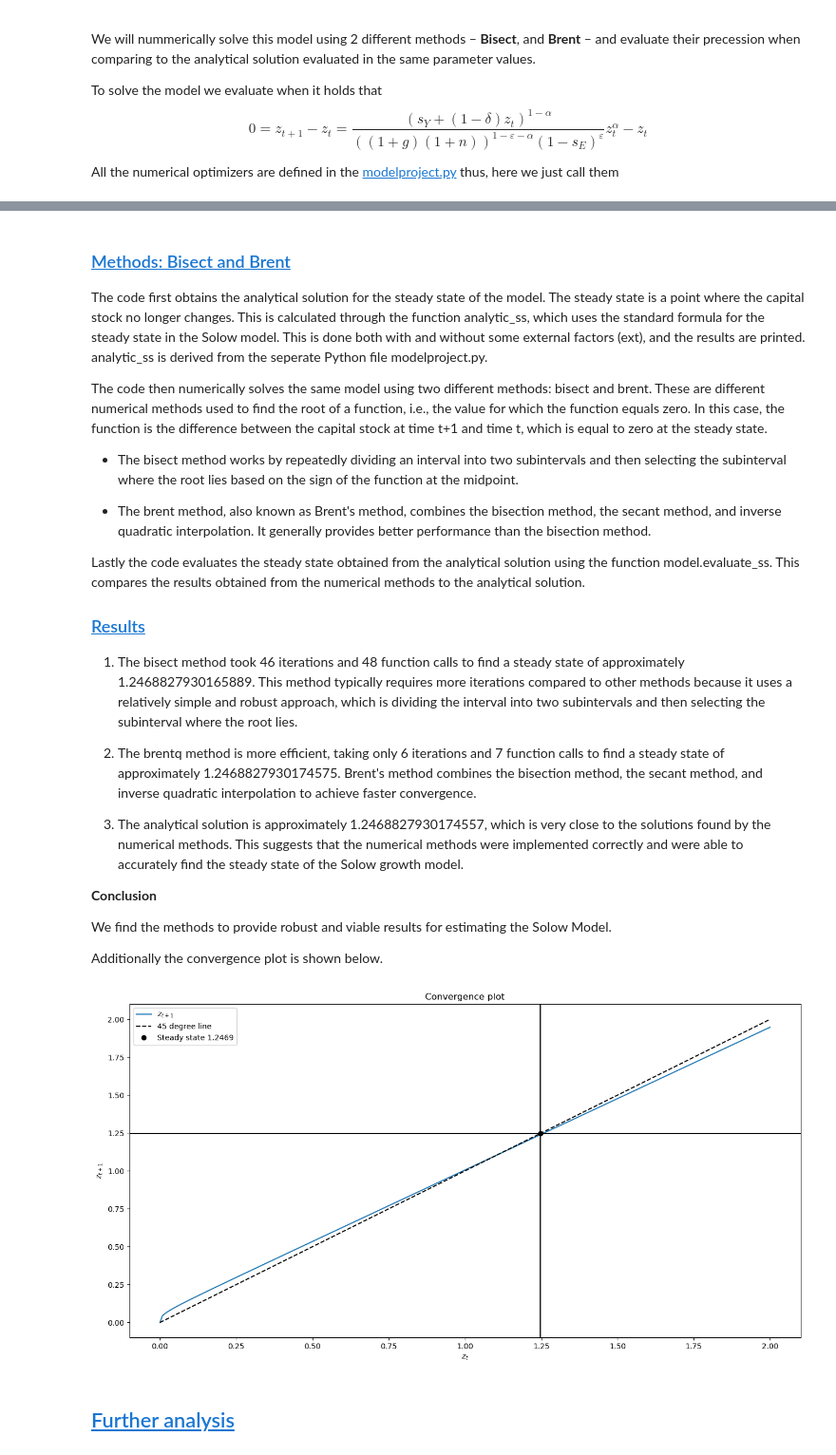
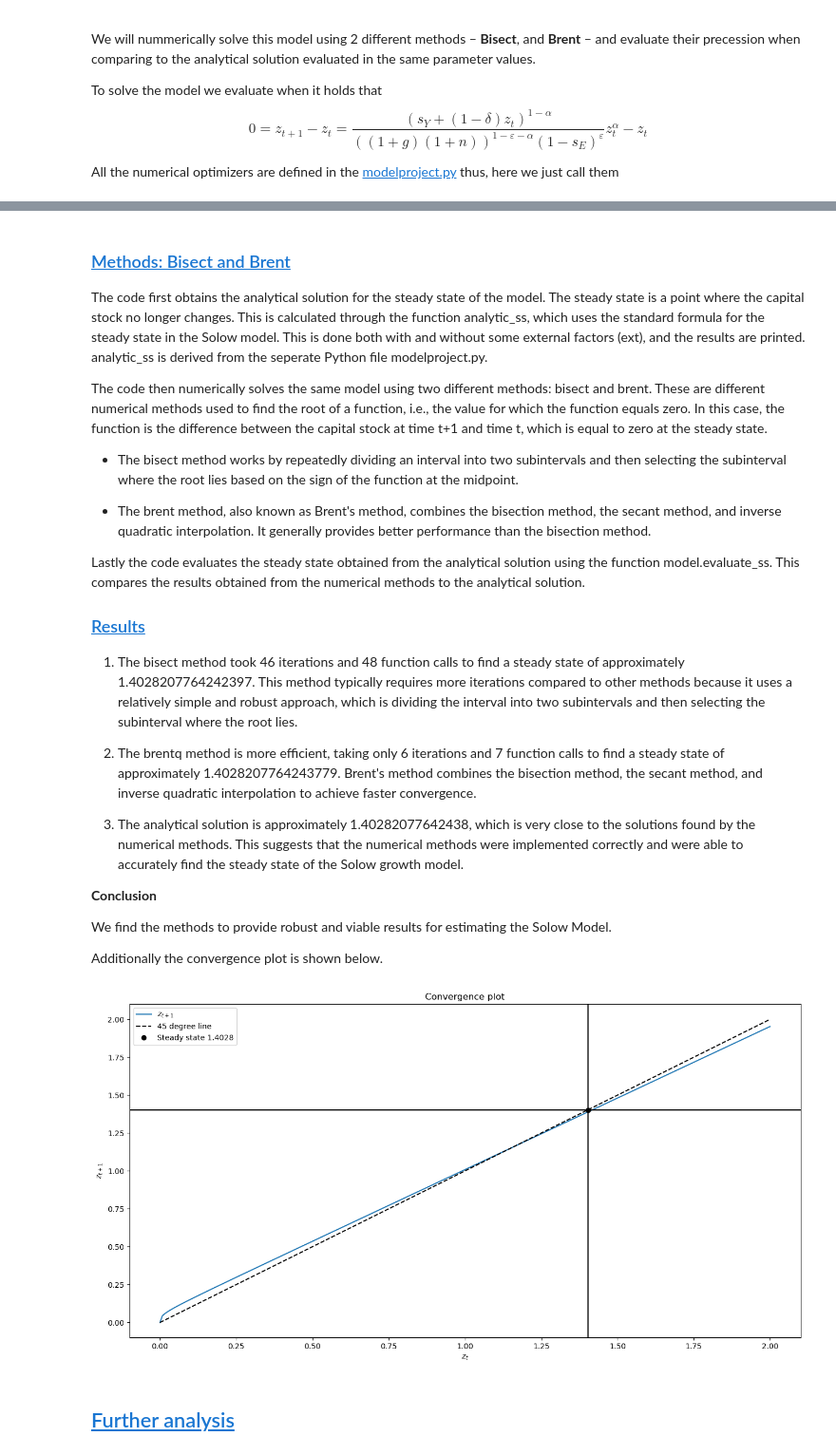
Before and after one commit to NumEconCopenhagen/projects-2023-valros, a Jupyter notebook: modelproject/modelproject.ipynb, the cells around one changed output, grey strips where cells are left out. Shown at 95% size. Drawn from its saved outputs; the diff is of its cells as text; code cells hidden in the pictures.

Commit message:
updated to analyze the extended model

```diff
--- a/modelproject/modelproject.ipynb
+++ b/modelproject/modelproject.ipynb
@@ -194,11 +197,11 @@ Lastly the code evaluates the steady state obtained from the analytical solution
 
 ### <a id='toc2_3_2_'></a>[Results](#toc0_)
 
-1. The bisect method took 46 iterations and 48 function calls to find a steady state of approximately 1.2468827930165889. This method typically requires more iterations compared to other methods because it uses a relatively simple and robust approach, which is dividing the interval into two subintervals and then selecting the subinterval where the root lies.
+1. The bisect method took 46 iterations and 48 function calls to find a steady state of approximately 1.4028207764242397. This method typically requires more iterations compared to other methods because it uses a relatively simple and robust approach, which is dividing the interval into two subintervals and then selecting the subinterval where the root lies.
 
-2. The brentq method is more efficient, taking only 6 iterations and 7 function calls to find a steady state of approximately 1.2468827930174575. Brent's method combines the bisection method, the secant method, and inverse quadratic interpolation to achieve faster convergence.
+2. The brentq method is more efficient, taking only 6 iterations and 7 function calls to find a steady state of approximately 1.4028207764243779. Brent's method combines the bisection method, the secant method, and inverse quadratic interpolation to achieve faster convergence.
 
-3. The analytical solution is approximately 1.2468827930174557, which is very close to the solutions found by the numerical methods. This suggests that the numerical methods were implemented correctly and were able to accurately find the steady state of the Solow growth model.
+3. The analytical solution is approximately 1.40282077642438, which is very close to the solutions found by the numerical methods. This suggests that the numerical methods were implemented correctly and were able to accurately find the steady state of the Solow growth model.
 
 
 **Conclusion**
@@ -207,9 +210,9 @@ We find the methods to provide robust and viable results for estimating the Solo
 
 Additionally the convergence plot is shown below.
 # %%
-model.convergence_plot(ext=False)
+model.convergence_plot(ext=True)
 # %% [output]
-[figure, old version]
+[figure, new version]
 # %% [markdown]
 ## <a id='toc2_4_'></a>[Further analysis](#toc0_)
 # %% [markdown]
```
Also changed, not shown: parts of 3 cells of this notebook.
